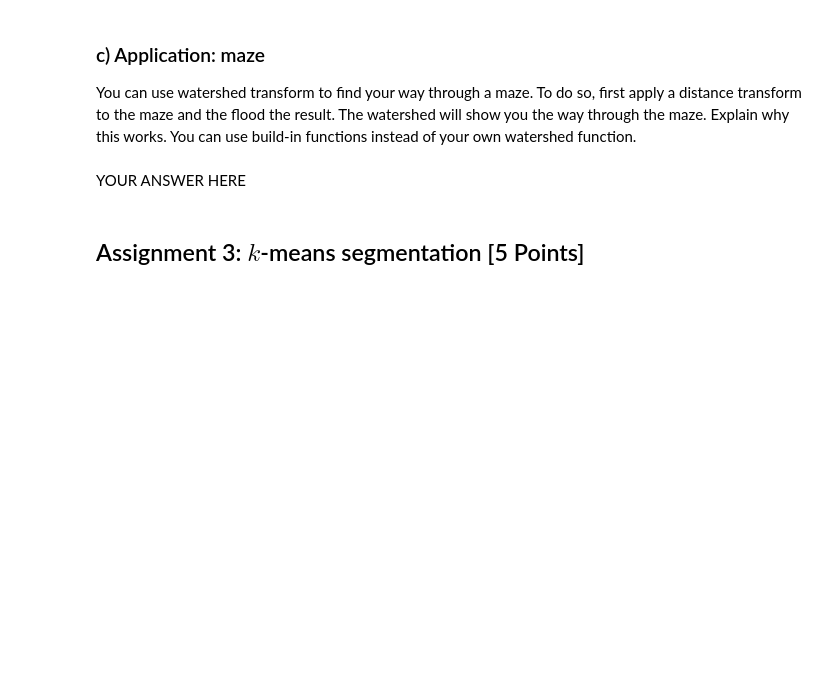
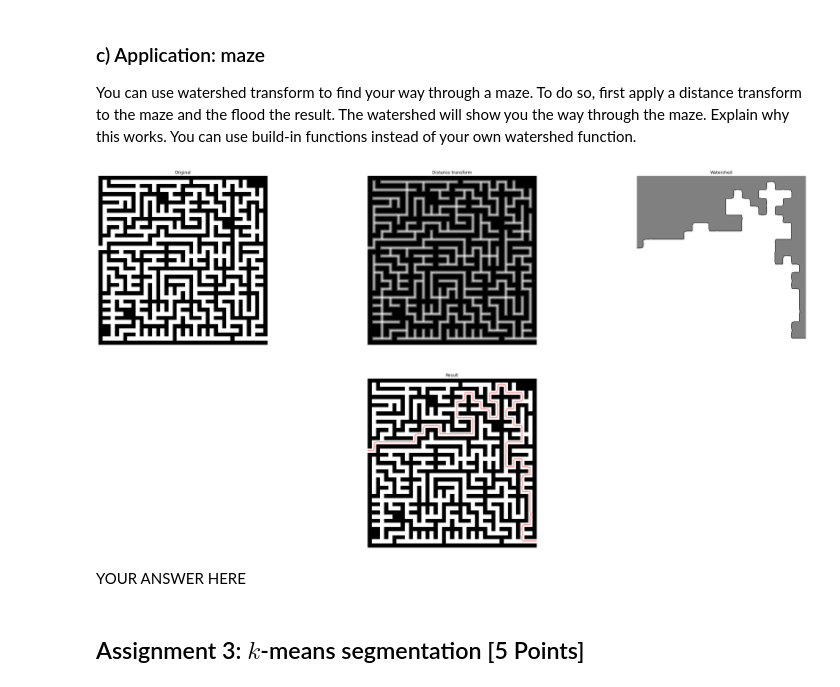
Before and after one commit to jebape/cv3_2021, a Jupyter notebook: Sheet 05/sheet05.ipynb, the cells around one changed output. Cells and saved outputs as stored; diff of their text form; code cells hidden in the pictures; blank space fills up the shorter version.

```diff
--- a/Sheet 05/sheet05.ipynb
+++ b/Sheet 05/sheet05.ipynb
@@ -210,21 +210,30 @@ You can use build-in functions instead of your own watershed function.
 # %%
 import numpy as np
 import imageio
 import matplotlib.pyplot as plt
 from scipy.ndimage.morphology import distance_transform_edt
+from skimage.segmentation import watershed
+
 %matplotlib inline
 
 img = imageio.imread('images/maze2.png', pilmode = 'L') # 'maze1.png' or 'maze2.png'
 
 result = img[:, :, np.newaxis].repeat(3, 2)
-# YOUR CODE HERE
+distance = distance_transform_edt(img)
+water = watershed(distance, watershed_line=True)
 
-plt.figure(figsize=(10, 10))
-plt.title('Solution')
-plt.axis('off')
+result[water == 0] = (255, 0, 0)
+
+plt.figure(figsize=(40, 20))
 plt.gray()
-plt.imshow(result)
+plt.subplot(2,3,1); plt.axis('off'); plt.imshow(img); plt.title('Original')
+plt.subplot(2,3,2); plt.axis('off'); plt.imshow(distance); plt.title('Distance transform')
+plt.subplot(2,3,3); plt.axis('off'); plt.imshow(water); plt.title('Watershed')
+plt.subplot(2,3,5); plt.axis('off'); plt.imshow(result); plt.title('Result')
+
 plt.show()
+# %% [output]
+[figure, added]
 # %% [markdown]
 YOUR ANSWER HERE
 # %% [markdown]
```
Also changed, not shown: parts of 2 cells of this notebook.
